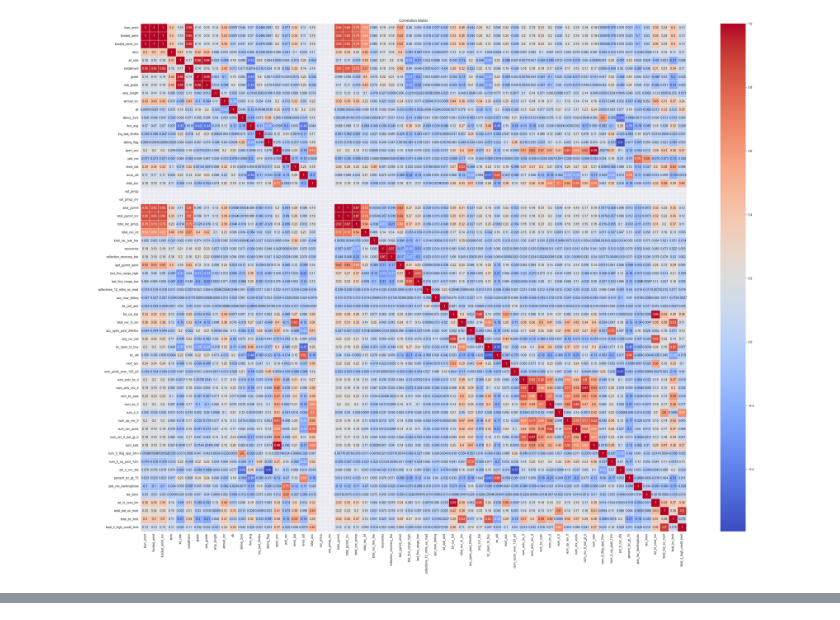
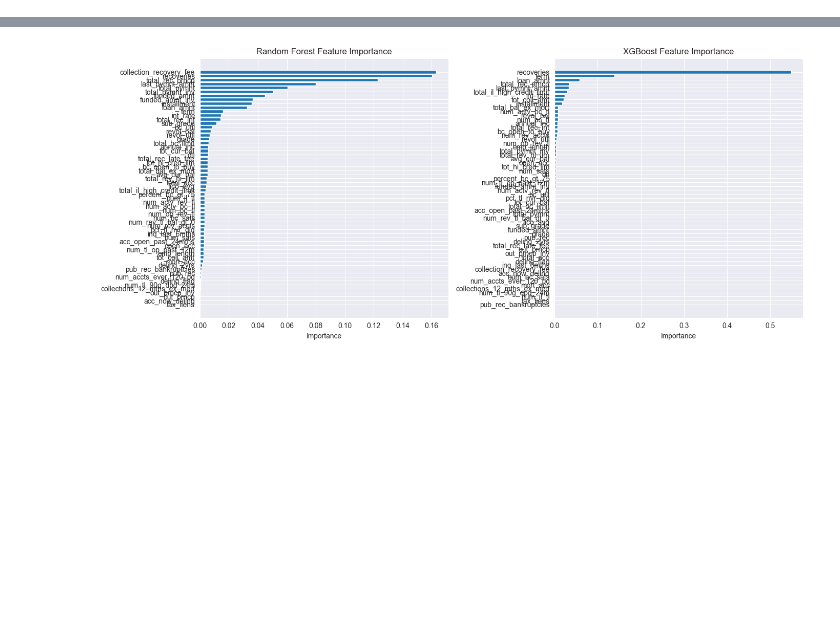
Before and after one commit to SNU-fintech-team-4/LendSure, a Jupyter notebook: Domain-team/main.ipynb, the cells around one changed output, grey strips where cells are left out. Saved outputs shown, nothing was run; the diff lists cells and outputs as text; code cells hidden in the pictures; blank space fills up the shorter version.

Commit message:
25. Feb. 13, XGB, RF Feture selection

```diff
--- a/Domain-team/main.ipynb
+++ b/Domain-team/main.ipynb
@@ -210,6 +211,10 @@ cols = ['pct_tl_nvr_dlq', 'percent_bc_gt_75']
 
 df[cols] = df[cols].fillna(df[cols].mean())
 
+# loan_status : 부도 여부, 타겟 변수
+# non-default = 0, default = 1
+df['loan_status'] = df['loan_status'].map({'Fully Paid': 0, 'Charged Off': 1})
+
 # drop columns
 '''
 모델링을 위해 필요없어보이는 칼럼을 삭제. 추후에 재검토를 통해 살려서 다시 쓸 수도 있음
@@ -229,7 +234,8 @@ mths_since_recent_bc : 최근 계좌 개설 후 지난 시간. 일단 지우고
 mths_since_recent_bc_dlq :
 mths_since_recent_inq :
 mths_since_recent_revol_delinq :
-
+last_fico_range_high : 대출 신청 전 fico 점수가 따로 있음
+last_fico_range_low :
 '''
 df = df.drop(columns=["zip_code",
                       "fico_range_low",
@@ -247,12 +253,14 @@ df = df.drop(columns=["zip_code",
                       "mths_since_recent_bc",
                       "mths_since_recent_bc_dlq",
                       "mths_since_recent_inq",
-                      "mths_since_recent_revol_delinq"
+                      "mths_since_recent_revol_delinq",
+                      "last_fico_range_high",
+                      "last_fico_range_low"
                       ])
 
 # 30% 이상 결측치를 가지는 칼럼 drop
 df = df.loc[:, df.isnull().mean() < 0.3]
 
 df.to_csv("./data_preprocessed_v3.csv", index=False)
-df
+df["loan_status"].value_counts()
 # %% [output]
@@ -292,14 +306,60 @@ df
 # CORR
 # witout categorical columns
 
-df = df.drop(columns=df.select_dtypes(include=['object', 'category']).columns.tolist())
+# corr_matrix = df.corr()
 
-corr_matrix = df.corr()
-
-plt.figure(figsize=(40, 30))
-sns.heatmap(corr_matrix, annot=True, cmap='coolwarm', linewidths=0.5)
-plt.title("Correlation Matrix")
-plt.savefig("./correlation_matrix.jpg", dpi=600, bbox_inches='tight')
-plt.show()
+# plt.figure(figsize=(40, 30))
+# sns.heatmap(corr_matrix, annot=True, cmap='coolwarm', linewidths=0.5)
+# plt.title("Correlation Matrix")
+# plt.savefig("./correlation_matrix.jpg", dpi=600, bbox_inches='tight')
+# plt.show()
-# %% [output]
-[figure, removed]
+# %%
+# 데이터 준비: df1 사용
+X = df.drop('loan_status', axis=1)
+y = df['loan_status']
+
+# --- Random Forest로 Feature Importance 추출 ---
+rf = RandomForestClassifier(random_state=42)
+rf.fit(X, y)
+rf_importances = rf.feature_importances_
+
+rf_importance_df = pd.DataFrame({
+    'Feature': X.columns,
+    'Importance': rf_importances
+}).sort_values(by='Importance', ascending=False)
+
+print("Random Forest Feature Importances:")
+print(rf_importance_df)
+
+# --- XGBoost로 Feature Importance 추출 ---
+# use_label_encoder=False와 eval_metric 설정은 최신 XGBoost 버전에서 발생하는 경고를 피하기 위함입니다.
+xgb = XGBClassifier(random_state=42, eval_metric='mlogloss')
+xgb.fit(X, y)
+xgb_importances = xgb.feature_importances_
+
+xgb_importance_df = pd.DataFrame({
+    'Feature': X.columns,
+    'Importance': xgb_importances
+}).sort_values(by='Importance', ascending=False)
+
+print("XGBoost Feature Importances:")
+print(xgb_importance_df)
+
+# --- 중요도가 높은 변수들 시각화 (각 모델 별) ---
+plt.figure(figsize=(14, 6))
+
+plt.subplot(1, 2, 1)
+plt.barh(rf_importance_df['Feature'], rf_importance_df['Importance'])
+plt.gca().invert_yaxis()  # 가장 중요한 변수 위쪽에 오도록
+plt.title("Random Forest Feature Importance")
+plt.xlabel("Importance")
+
+plt.subplot(1, 2, 2)
+plt.barh(xgb_importance_df['Feature'], xgb_importance_df['Importance'])
+plt.gca().invert_yaxis()
+plt.title("XGBoost Feature Importance")
+plt.xlabel("Importance")
+
+plt.tight_layout()
+plt.show()
+# %% [output]
@@ -305,0 +383 @@ plt.show()
+[figure, added]
```
Also changed, not shown: parts of 5 cells of this notebook, 5 other files.
